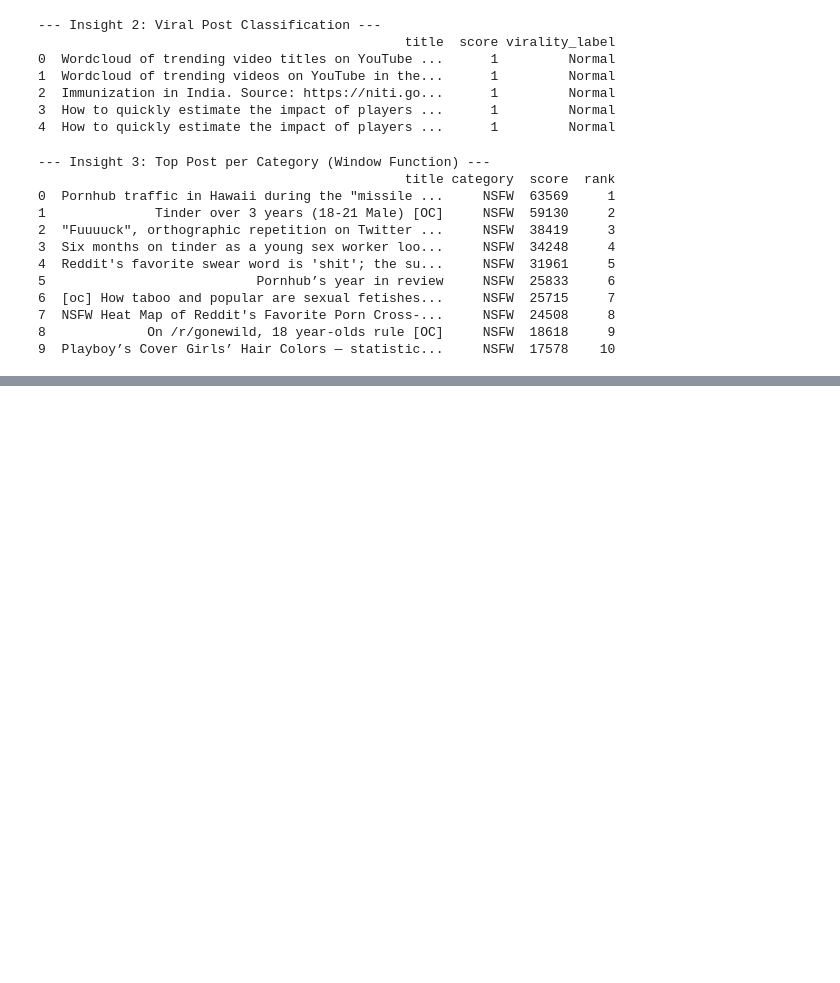
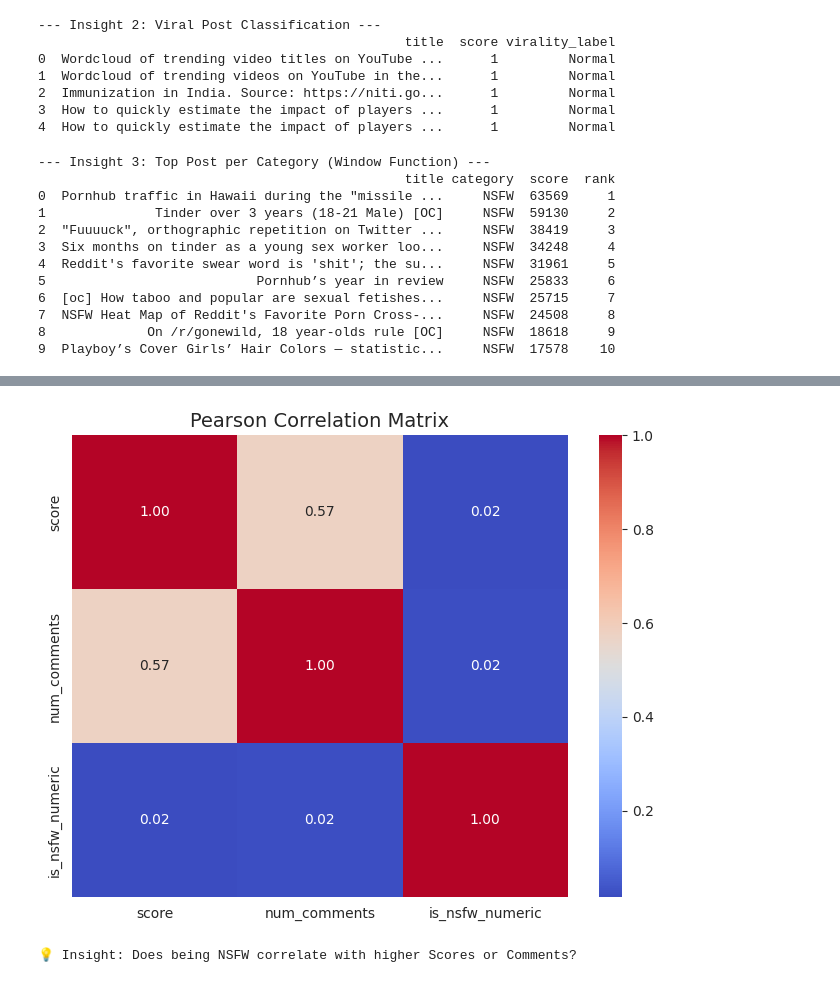
Before and after one commit to hardiksharma2005/Reddit-Post-Classifier, a Jupyter notebook: Reddit_Post_Analysis.ipynb, the cells around one changed output, grey strips where cells are left out. Drawn from its saved outputs; the diff is of its cells as text; code cells hidden in the pictures; blank space fills up the shorter version.

```diff
--- a/Reddit_Post_Analysis.ipynb
+++ b/Reddit_Post_Analysis.ipynb
@@ -128,0 +156,15 @@ except Exception as e:
+# %%
+# 2. CORRELATION HEATMAP (Resume Bullet: "Analyzed data correlations")
+# We check relationships between Score, Comments, and NSFW status.
+plt.figure(figsize=(8, 6))
+# Convert boolean 'over_18' to integer (0 or 1) for correlation
+df['is_nsfw_numeric'] = df['over_18'].astype(int)
+numeric_cols = df[['score', 'num_comments', 'is_nsfw_numeric']]
+
+sns.heatmap(numeric_cols.corr(), annot=True, cmap='coolwarm', fmt=".2f")
+plt.title('Pearson Correlation Matrix', fontsize=14)
+plt.show()
+print("💡 Insight: Does being NSFW correlate with higher Scores or Comments?")
+# %% [output]
+[figure, added]
+💡 Insight: Does being NSFW correlate with higher Scores or Comments?
```
Also changed, not shown: parts of 6 cells of this notebook.
